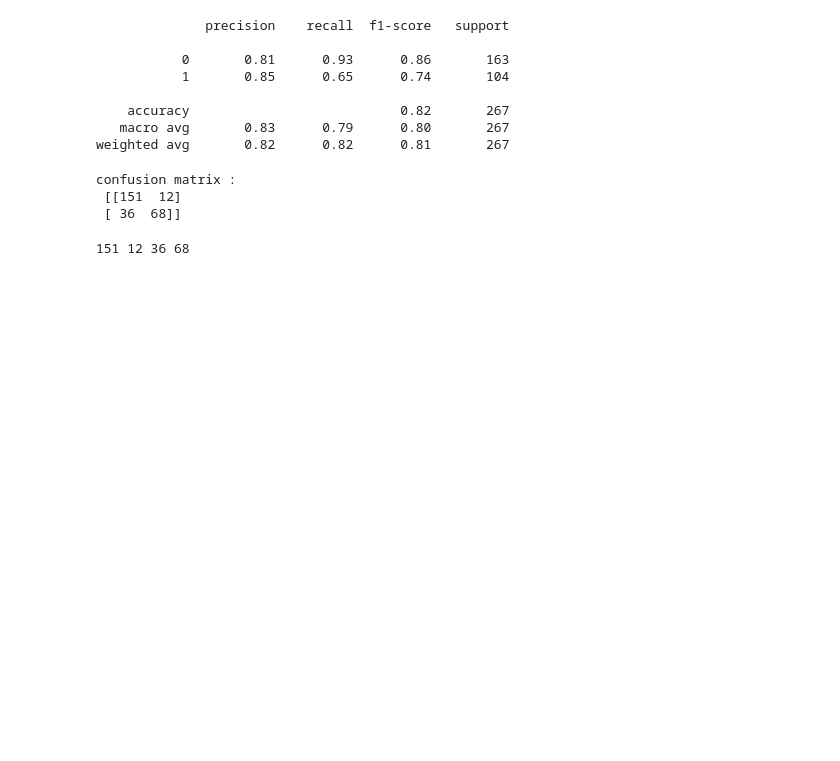
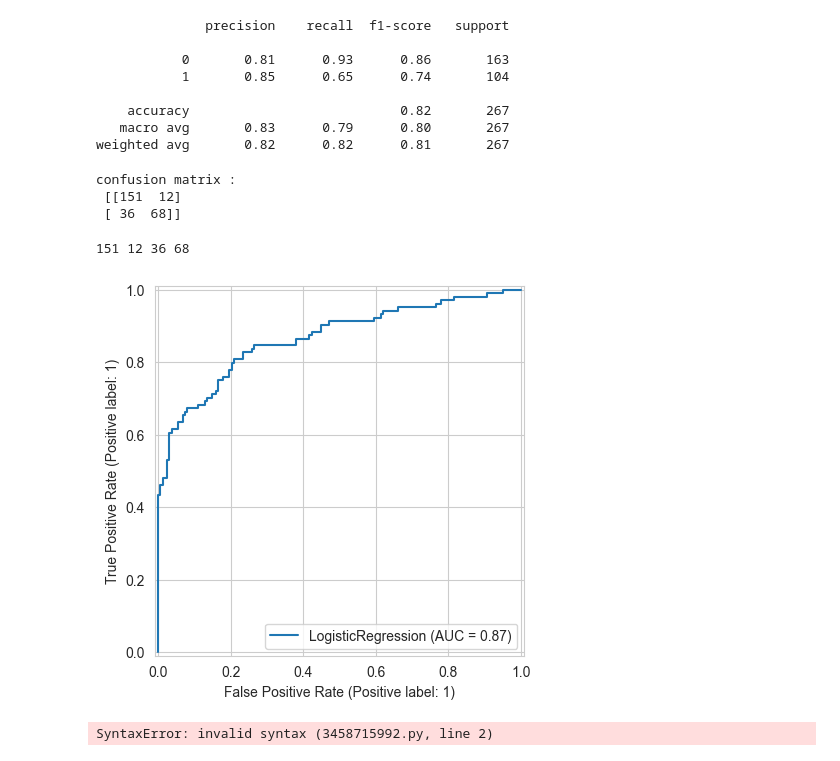
Before and after one commit to bakirmohammed1234/Machine_Learning, a Jupyter notebook: Sklearn_Models_Implementations/LogisticRegression/TitanicDataSet.ipynb, the cells around one changed output. Cells and saved outputs as stored; diff of their text form; code cells hidden in the pictures; blank space fills up the shorter version.

Commit message:
add roc curve

```diff
--- a/Sklearn_Models_Implementations/LogisticRegression/TitanicDataSet.ipynb
+++ b/Sklearn_Models_Implementations/LogisticRegression/TitanicDataSet.ipynb
@@ -275,3 +275,16 @@ tn, fp,fn,tp = confusion_matrix(y_test,predictions).ravel()
 print(tn, fp,fn,tp )
 # %% [output]
 151 12 36 68
+# %%
+from sklearn.metrics import RocCurveDisplay
+
+RocCurveDisplay.from_estimator(logmodel, X_test, y_test)
+plt.show()
+# %% [output]
+[figure, added]
+# %%
+data=[[182,1,4.0,0,2,25,1,0,1]]
+df pd.DataFrame(data, columns=['PassengerId', 'Pclass', 'Age', 'SibSp', 'Parch', 'Fare', 'male', 'Q', 'S'])
+logmodel.predict(df)
+# %% [output]
+SyntaxError: invalid syntax (3458715992.py, line 2)
```
